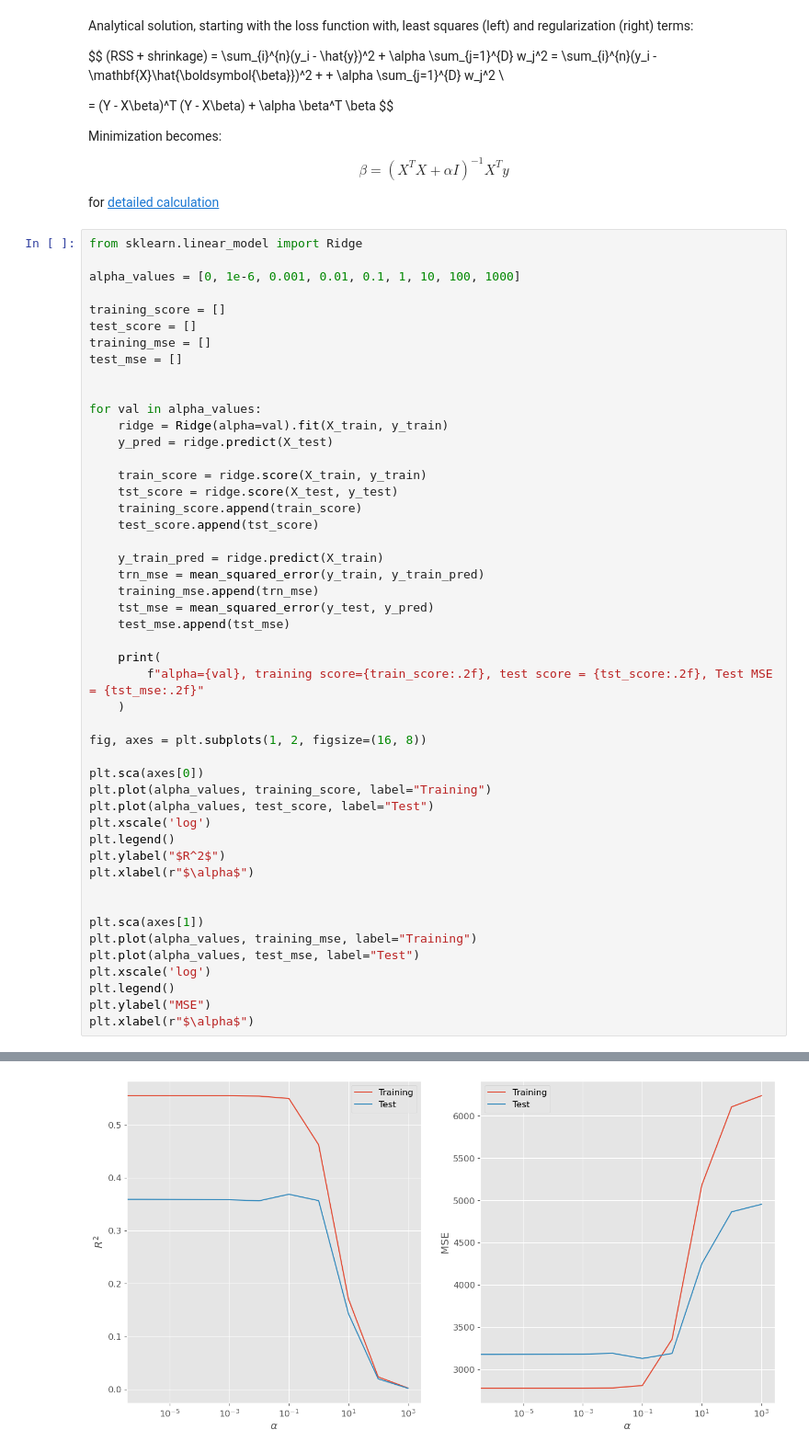
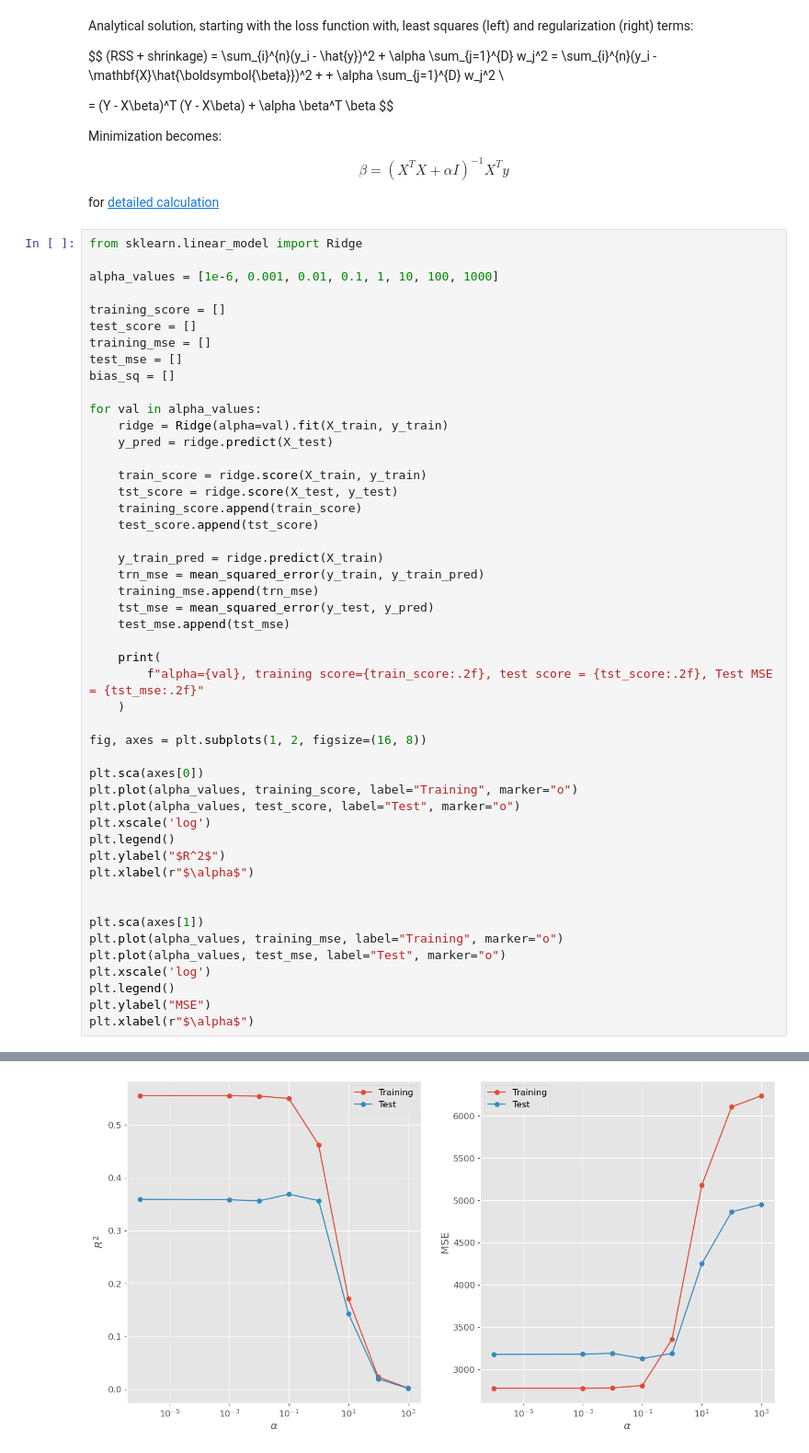
Before and after one commit to amandipde/ML_From_scratch, a Jupyter notebook: Linear_Regression/Linear_regression.ipynb, the cells around one changed output, grey strips where cells are left out. Shown at 92% size. Drawn from its saved outputs; the diff is of its cells as text.

```diff
--- a/Linear_Regression/Linear_regression.ipynb
+++ b/Linear_Regression/Linear_regression.ipynb
@@ -628,13 +623,13 @@ for [detailed calculation](https://geostatsguy.github.io/MachineLearningDemos_Bo
 # %%
 from sklearn.linear_model import Ridge
 
-alpha_values = [0, 1e-6, 0.001, 0.01, 0.1, 1, 10, 100, 1000]
+alpha_values = [1e-6, 0.001, 0.01, 0.1, 1, 10, 100, 1000]
 
 training_score = []
 test_score = []
 training_mse = []
 test_mse = []
-
+bias_sq = []
 
 for val in alpha_values:
     ridge = Ridge(alpha=val).fit(X_train, y_train)
@@ -658,8 +653,8 @@ for val in alpha_values:
 fig, axes = plt.subplots(1, 2, figsize=(16, 8))
 
 plt.sca(axes[0])
-plt.plot(alpha_values, training_score, label="Training")
-plt.plot(alpha_values, test_score, label="Test")
+plt.plot(alpha_values, training_score, label="Training", marker="o")
+plt.plot(alpha_values, test_score, label="Test", marker="o")
 plt.xscale('log')
 plt.legend()
 plt.ylabel("$R^2$")
@@ -667,8 +662,8 @@ plt.xlabel(r"$\alpha$")
 
 
 plt.sca(axes[1])
-plt.plot(alpha_values, training_mse, label="Training")
-plt.plot(alpha_values, test_mse, label="Test")
+plt.plot(alpha_values, training_mse, label="Training", marker="o")
+plt.plot(alpha_values, test_mse, label="Test", marker="o")
 plt.xscale('log')
 plt.legend()
 plt.ylabel("MSE")
@@ -678,11 +672,11 @@ alpha=0, training score=0.56, test score = 0.36, Test MSE = 3180.16
 alpha=1e-06, training score=0.56, test score = 0.36, Test MSE = 3180.16
 alpha=0.001, training score=0.56, test score = 0.36, Test MSE = 3183.96
 alpha=0.01, training score=0.55, test score = 0.36, Test MSE = 3193.77
 alpha=0.1, training score=0.55, test score = 0.37, Test MSE = 3132.42
 alpha=1, training score=0.46, test score = 0.36, Test MSE = 3192.32
 alpha=10, training score=0.17, test score = 0.14, Test MSE = 4252.86
 alpha=100, training score=0.02, test score = 0.02, Test MSE = 4865.76
 alpha=1000, training score=0.00, test score = 0.00, Test MSE = 4954.79
 Text(0.5, 0, '$\\alpha$')
-[figure, old version]
+[figure, new version]
 # %% [markdown]
```
Also changed, not shown: parts of 9 cells of this notebook.
